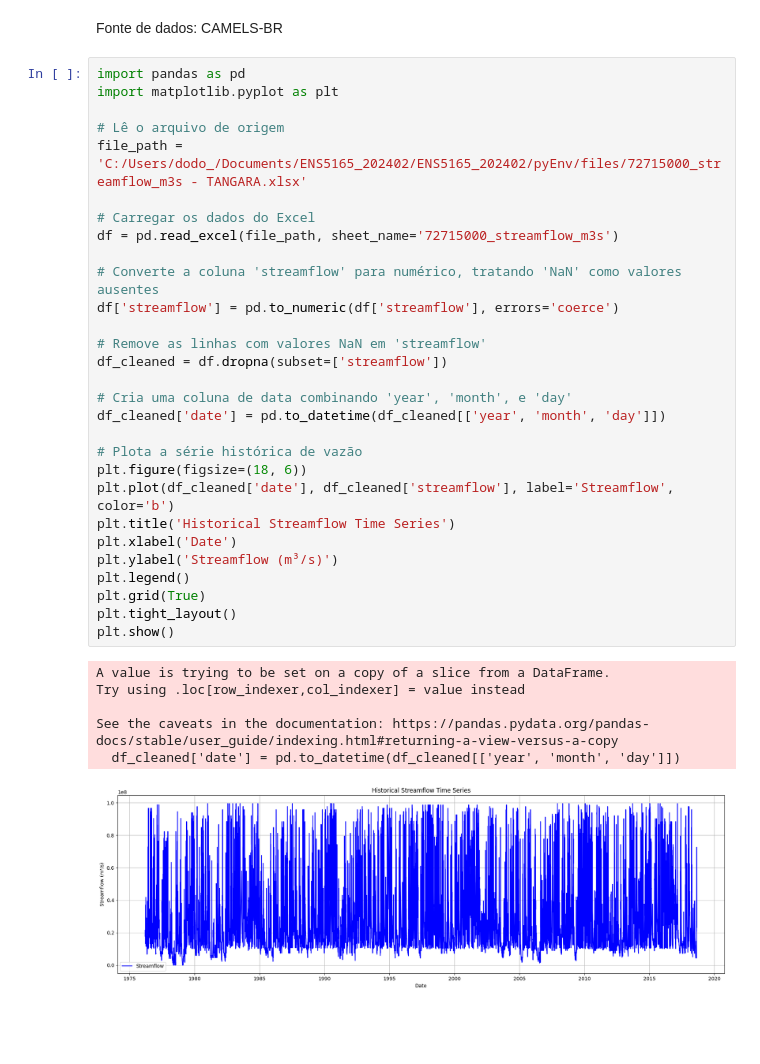
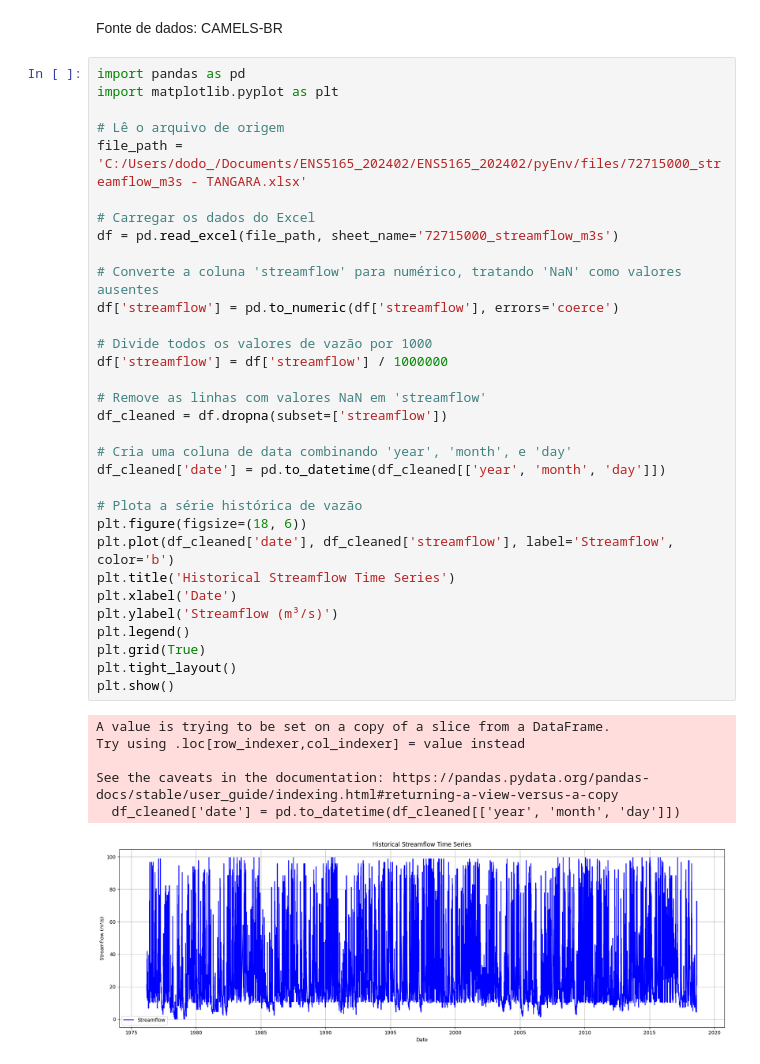
Before and after one commit to douglassilveirac/ENS5165_202402, a Jupyter notebook: pyEnv/Scripts/Série histórica vazões Tangará.ipynb, the cells around one changed output. Saved outputs shown, nothing was run; the diff lists cells and outputs as text; blank space fills up the shorter version.

```diff
--- a/pyEnv/Scripts/Série histórica vazões Tangará.ipynb
+++ b/pyEnv/Scripts/Série histórica vazões Tangará.ipynb
@@ -8,34 +8,37 @@ import matplotlib.pyplot as plt
 file_path = 'C:/Users/dodo_/Documents/ENS5165_202402/ENS5165_202402/pyEnv/files/72715000_streamflow_m3s - TANGARA.xlsx'
 
 # Carregar os dados do Excel
 df = pd.read_excel(file_path, sheet_name='72715000_streamflow_m3s')
 
 # Converte a coluna 'streamflow' para numérico, tratando 'NaN' como valores ausentes
 df['streamflow'] = pd.to_numeric(df['streamflow'], errors='coerce')
+
+# Divide todos os valores de vazão por 1000
+df['streamflow'] = df['streamflow'] / 1000000
 
 # Remove as linhas com valores NaN em 'streamflow'
 df_cleaned = df.dropna(subset=['streamflow'])
 
 # Cria uma coluna de data combinando 'year', 'month', e 'day'
 df_cleaned['date'] = pd.to_datetime(df_cleaned[['year', 'month', 'day']])
 
 # Plota a série histórica de vazão
 plt.figure(figsize=(18, 6))
 plt.plot(df_cleaned['date'], df_cleaned['streamflow'], label='Streamflow', color='b')
 plt.title('Historical Streamflow Time Series')
 plt.xlabel('Date')
 plt.ylabel('Streamflow (m³/s)')
 plt.legend()
 plt.grid(True)
 plt.tight_layout()
 plt.show()
 # %% [output]
 A value is trying to be set on a copy of a slice from a DataFrame.
 Try using .loc[row_indexer,col_indexer] = value instead
 
 See the caveats in the documentation: https://pandas.pydata.org/pandas-docs/stable/user_guide/indexing.html#returning-a-view-versus-a-copy
   df_cleaned['date'] = pd.to_datetime(df_cleaned[['year', 'month', 'day']])
-[figure, old version]
+[figure, new version]
 # %%
 import pandas as pd
 import matplotlib.pyplot as plt
```
Also changed, not shown: parts of 3 cells of this notebook.
